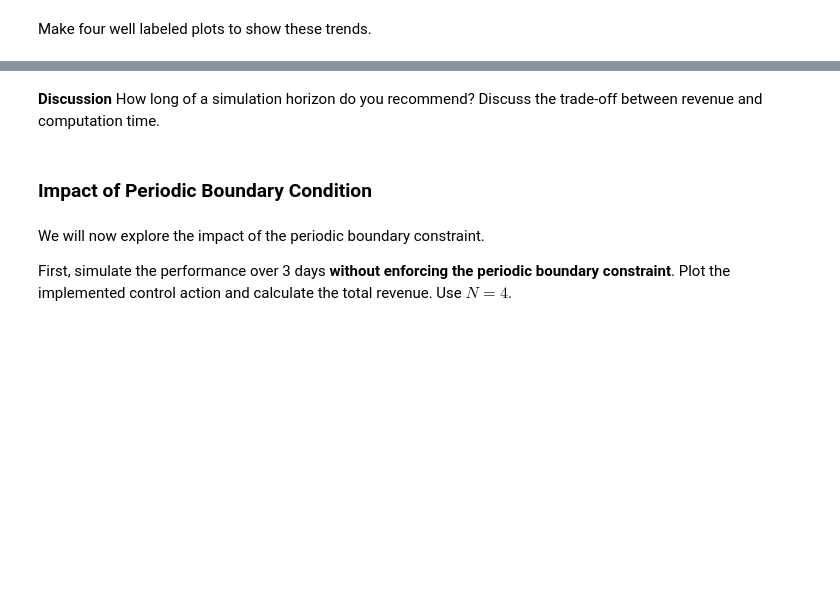
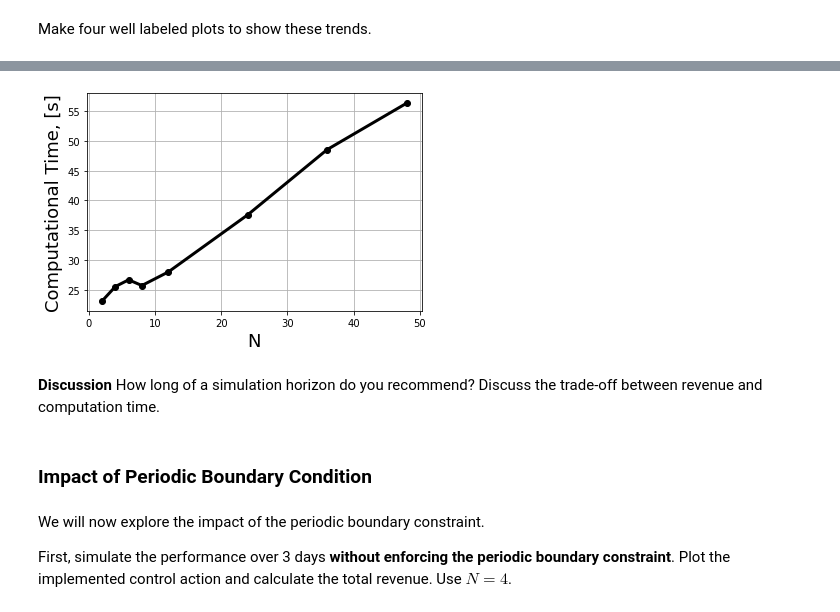
Before and after one commit to kylajones/nl_stochastic_opt, a Jupyter notebook: Pyomo-Mini-Project.ipynb, the cells around one changed output, grey strips where cells are left out. Cells and saved outputs as stored; diff of their text form; code cells hidden in the pictures; blank space fills up the shorter version.

```diff
--- a/Pyomo-Mini-Project.ipynb
+++ b/Pyomo-Mini-Project.ipynb
@@ -699,9 +725,11 @@ plt.show()
 # %%
-plt.plot(N,timer,'ko-',linewidth=3)
+plt.plot(N,comptime,'ko-',linewidth=3)
 plt.xlabel('N',fontsize=18)
 plt.ylabel('Computational Time, [s]',fontsize=18)
 plt.grid(True)
 plt.show()
+# %% [output]
+[figure, added]
 # %% [markdown]
 **Discussion** How long of a simulation horizon do you recommend? Discuss the trade-off between revenue and computation time.
 # %% [markdown]
```
Also changed, not shown: parts of 12 cells of this notebook.
